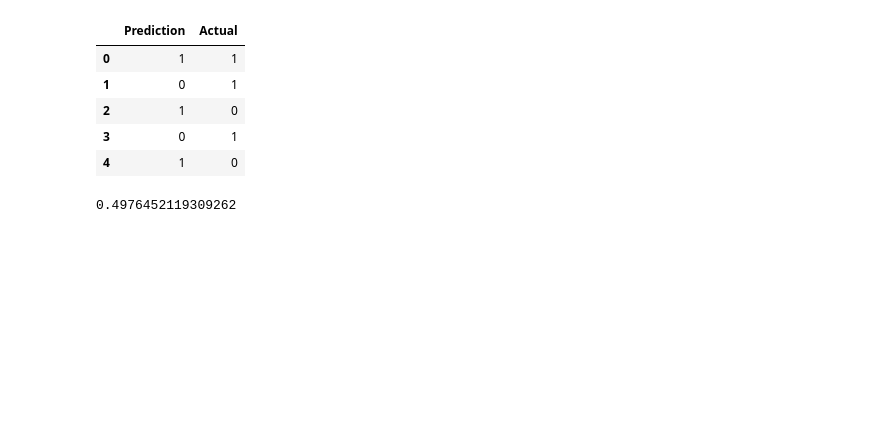
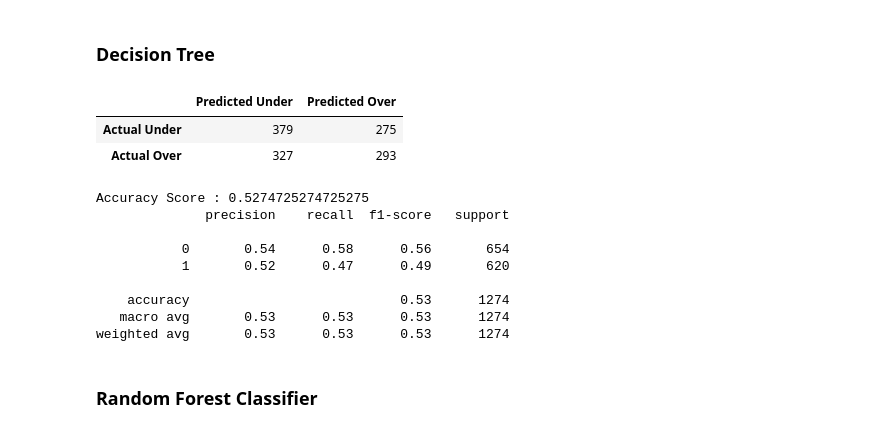
Before and after one commit to ksdisch/NFL_Totals-MachineLearningModel, a Jupyter notebook: OverUnderML1.ipynb, the cells around one changed output. Cells and saved outputs as stored; diff of their text form; code cells hidden in the pictures; blank space fills up the shorter version.

```diff
--- a/OverUnderML1.ipynb
+++ b/OverUnderML1.ipynb
@@ -111,2 +118,3 @@ print(accuracy_score(y_test, y_pred))
 # %%
-modelSVM = SVC(kernel='linear')
+classifier = SVC(kernel='linear', random_state=0)
+classifier.fit(X_train_scaled, y_train)
@@ -113,2 +122,0 @@ modelSVM = SVC(kernel='linear')
-# %%
-modelSVM.fit(X_train_scaled, y_train)
@@ -131,4 +153,4 @@ results.head()
 # %%
-from sklearn.metrics import accuracy_score
-accuracy_score(y_test, y_pred)
+classifier = SVC(gamma=2, C=1, random_state=0)
+classifier.fit(X_train_scaled, y_train)
 # %% [output]
@@ -136,24 +186,36 @@ accuracy_score(y_test, y_pred)
+# %% [markdown]
+### Decision Tree
 # %%
-# Creating the decision tree classifier instance.
-modelTree = tree.DecisionTreeClassifier()
-# Fitting the model.
-modelTree = modelTree.fit(X_train_scaled, y_train)
+classifier = tree.DecisionTreeClassifier(random_state=0)
+classifier = classifier.fit(X_train_scaled, y_train)
 # %%
-predictions = model.predict(X_test_scaled)
-results = pd.DataFrame({
-    'Prediction':predictions,
-    'Actual': y_test
-}).reset_index(drop=True)
-results.head()
+predictions = classifier.predict(X_test_scaled)
+results = pd.DataFrame({'Prediction':predictions, 'Actual':y_test}).reset_index(drop=True)
+
+# Calculating the confusion matrix.
+cm = confusion_matrix(y_test, predictions)
+
+# Create a DataFrame from the confusion matrix.
+cm_df = pd.DataFrame(
+    cm, index=["Actual Under", "Actual Over"], columns=["Predicted Under", "Predicted Over"])
+decision_tree_acc_score = accuracy_score(y_test, predictions)
+
+display(cm_df)
+print(f"Accuracy Score : {decision_tree_acc_score}")
+print(classification_report(y_test, predictions))
 # %% [output]
-|  | Prediction | Actual |
-| 0 | 1 | 1 |
-| 1 | 0 | 1 |
-| 2 | 1 | 0 |
-| 3 | 0 | 1 |
-| 4 | 1 | 0 |
+|  | Predicted Under | Predicted Over |
+| Actual Under | 379 | 275 |
+| Actual Over | 327 | 293 |
+Accuracy Score : 0.5274725274725275
+              precision    recall  f1-score   support
+
+           0       0.54      0.58      0.56       654
+           1       0.52      0.47      0.49       620
+
+    accuracy                           0.53      1274
+   macro avg       0.53      0.53      0.53      1274
+weighted avg       0.53      0.53      0.53      1274
-# %%
-accuracy_score(y_test, predictions)
-# %% [output]
-0.4976452119309262
+# %% [markdown]
+### Random Forest Classifier
 # %%
```
Also changed, not shown: parts of 57 cells of this notebook.
